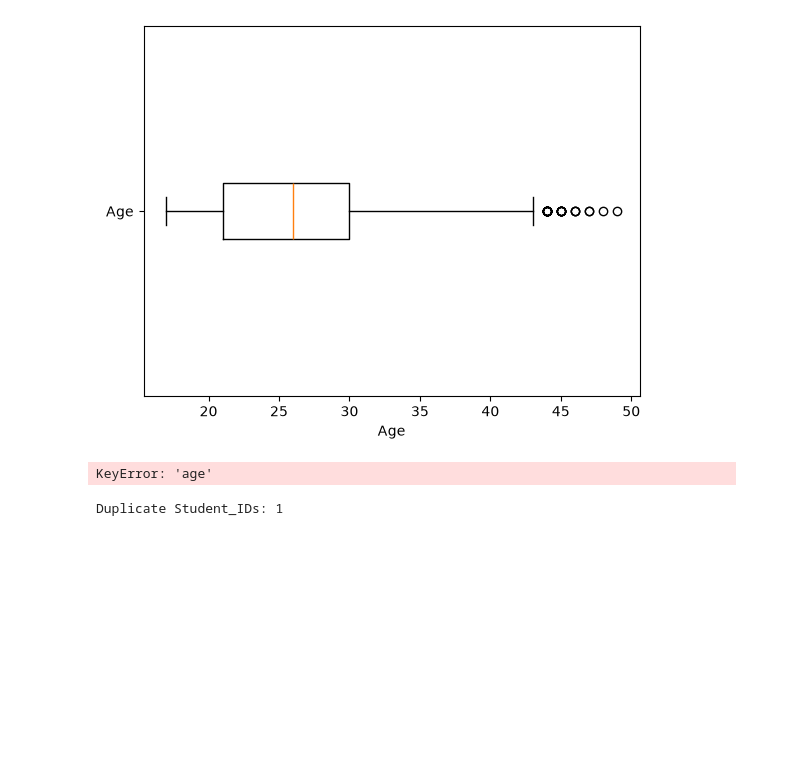
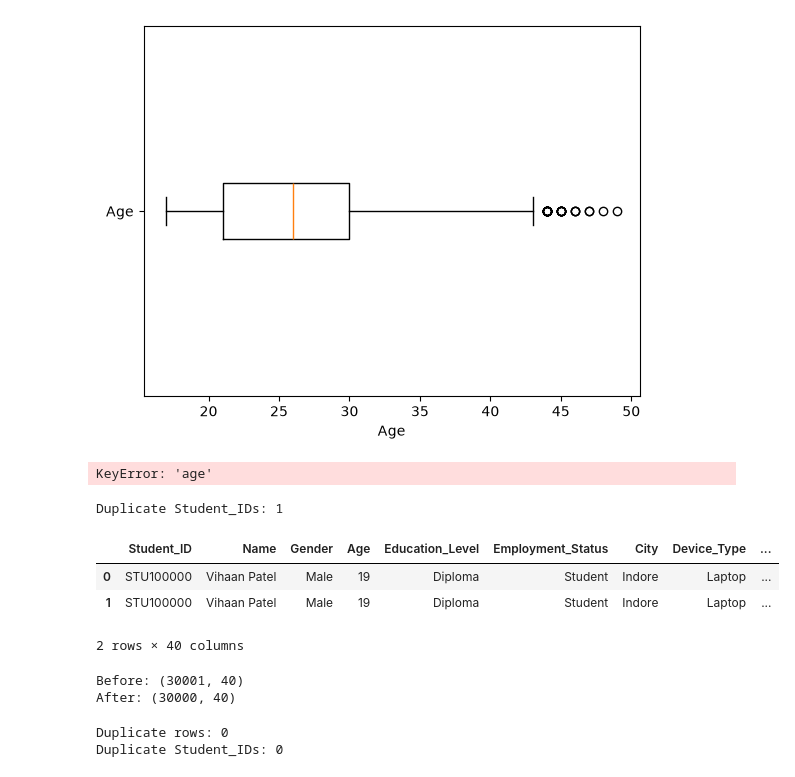
Before and after one commit to adithya-blip111/data_ai_project, a Jupyter notebook: src/data_ai_project.ipynb, the cells around one changed output. Saved outputs shown, nothing was run; the diff lists cells and outputs as text; code cells hidden in the pictures; blank space fills up the shorter version.

Commit message:
Remove duplicate student record

```diff
--- a/src/data_ai_project.ipynb
+++ b/src/data_ai_project.ipynb
@@ -696,3 +696,10 @@ else:
 print("Duplicate Student_IDs:", df["Student_ID"].duplicated().sum())
 # %% [output]
 Duplicate Student_IDs: 1
+# %%
+df[df["Student_ID"].duplicated(keep=False)]
+# %% [output]
+|  | Student_ID | Name | Gender | Age | Education_Level | Employment_Status | City | Device_Type | ... |
+| 0 | STU100000 | Vihaan Patel | Male | 19 | Diploma | Student | Indore | Laptop | ... |
+| 1 | STU100000 | Vihaan Patel | Male | 19 | Diploma | Student | Indore | Laptop | ... |
+2 rows × 40 columns
@@ -698,0 +708,12 @@ Duplicate Student_IDs: 1
+# %%
+print("Before:", df.shape)
+print("After:", df_clean.shape)
+# %% [output]
+Before: (30001, 40)
+After: (30000, 40)
+# %%
+print("Duplicate rows:", df_clean.duplicated().sum())
+print("Duplicate Student_IDs:", df_clean["Student_ID"].duplicated().sum())
+# %% [output]
+Duplicate rows: 0
+Duplicate Student_IDs: 0
```
Also changed, not shown: parts of 1 cell of this notebook.
